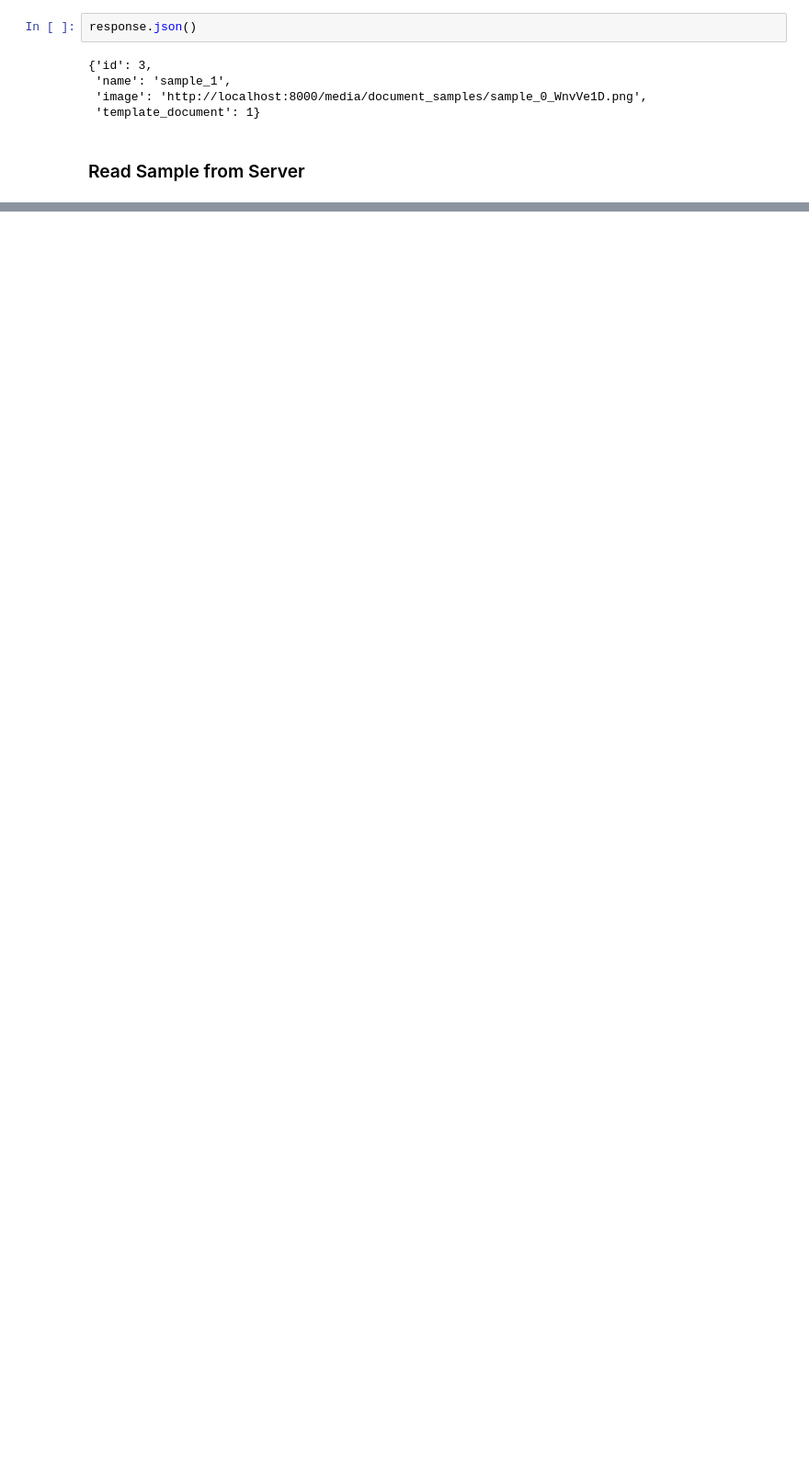
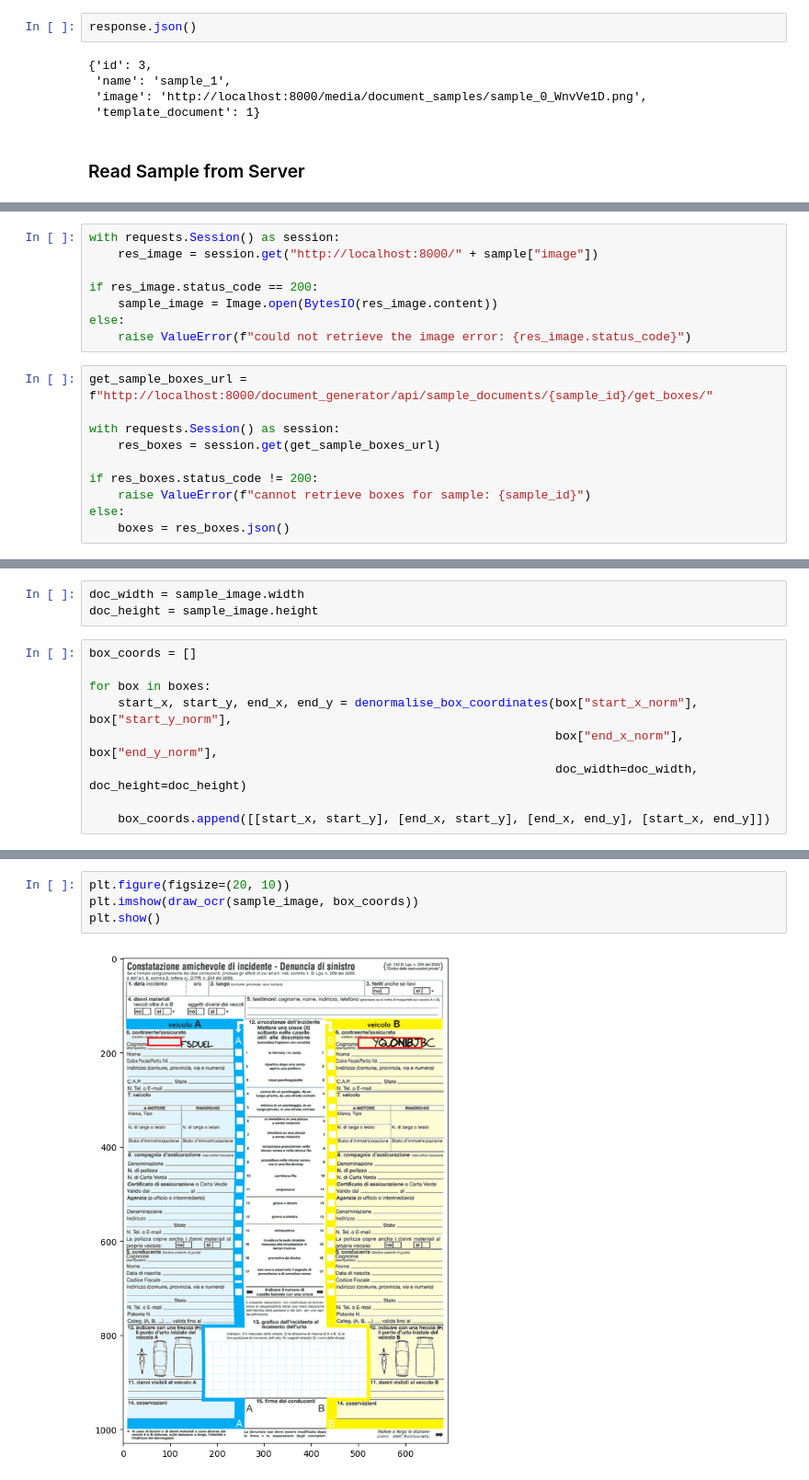
Before and after one commit to angelo-volpe/document-generator-jobs, a Jupyter notebook: notebooks/Test API.ipynb, the cells around one changed output, grey strips where cells are left out. Shown at 92% size. Drawn from its saved outputs; the diff is of its cells as text; blank space fills up the shorter version.

```diff
--- a/notebooks/Test API.ipynb
+++ b/notebooks/Test API.ipynb
@@ -32,0 +65,18 @@ response.json()
+# %%
+with requests.Session() as session:
+    res_image = session.get("http://localhost:8000/" + sample["image"])
+
+if res_image.status_code == 200:
+    sample_image = Image.open(BytesIO(res_image.content))
+else:
+    raise ValueError(f"could not retrieve the image error: {res_image.status_code}")
+# %%
+get_sample_boxes_url = f"http://localhost:8000/document_generator/api/sample_documents/{sample_id}/get_boxes/"
+
+with requests.Session() as session:
+    res_boxes = session.get(get_sample_boxes_url)
+
+if res_boxes.status_code != 200:
+    raise ValueError(f"cannot retrieve boxes for sample: {sample_id}")
+else:
+    boxes = res_boxes.json()
@@ -32,0 +104,12 @@ response.json()
+# %%
+doc_width = sample_image.width
+doc_height = sample_image.height
+# %%
+box_coords = []
+
+for box in boxes:
+    start_x, start_y, end_x, end_y = denormalise_box_coordinates(box["start_x_norm"], box["start_y_norm"],
+                                                                 box["end_x_norm"], box["end_y_norm"],
+                                                                 doc_width=doc_width, doc_height=doc_height)
+
+    box_coords.append([[start_x, start_y], [end_x, start_y], [end_x, end_y], [start_x, end_y]])
@@ -32,0 +121,6 @@ response.json()
+# %%
+plt.figure(figsize=(20, 10))
+plt.imshow(draw_ocr(sample_image, box_coords))
+plt.show()
+# %% [output]
+[figure, added]
```
Also changed, not shown: parts of 10 cells of this notebook, 2 other files.
